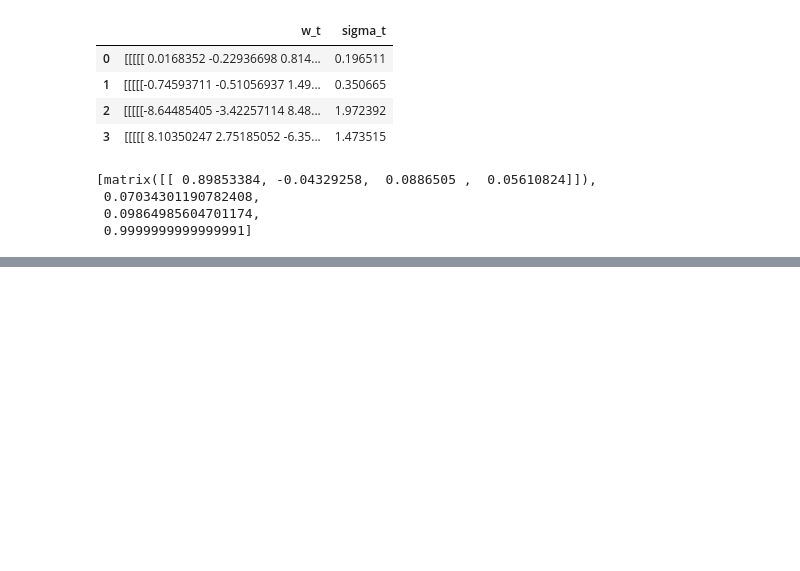
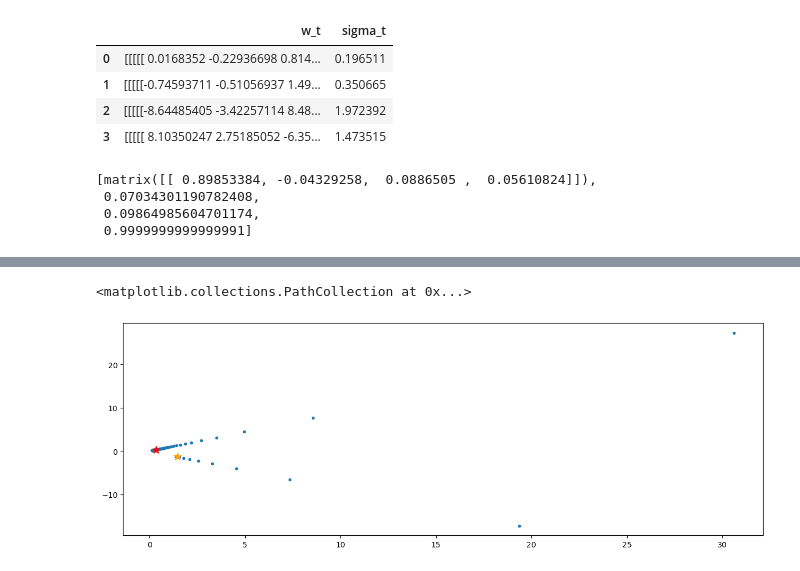
Before and after one commit to fbristotti/cqf, a Jupyter notebook: exam1/exam1.ipynb, the cells around one changed output, grey strips where cells are left out. Saved outputs shown, nothing was run; the diff lists cells and outputs as text; code cells hidden in the pictures; blank space fills up the shorter version.

```diff
--- a/exam1/exam1.ipynb
+++ b/exam1/exam1.ipynb
@@ -225,0 +257,12 @@ w_t, mu_t, sigma_t = calculate_tangency_portfolio(mu=mu, sigma=sigma, R=R, r_f=0
+# %%
+plt.subplots(figsize=[15,5])
+plt.scatter(sigmas, mus, marker='.')
+
+df_100bps = df_pt[df_pt['r_f'] == 0.01]
+df_175bps = df_pt[df_pt['r_f'] == 0.0175]
+
+plt.scatter(df_100bps.iloc[0].sigma_t, df_100bps.iloc[0].m_t, marker='*', color='red', s=100)
+plt.scatter(df_175bps.iloc[0].sigma_t, df_175bps.iloc[0].m_t, marker='*', color='orange', s=100)
+# %% [output]
+<matplotlib.collections.PathCollection at 0x...>
+[figure, added]
```
Also changed, not shown: parts of 3 cells of this notebook.
